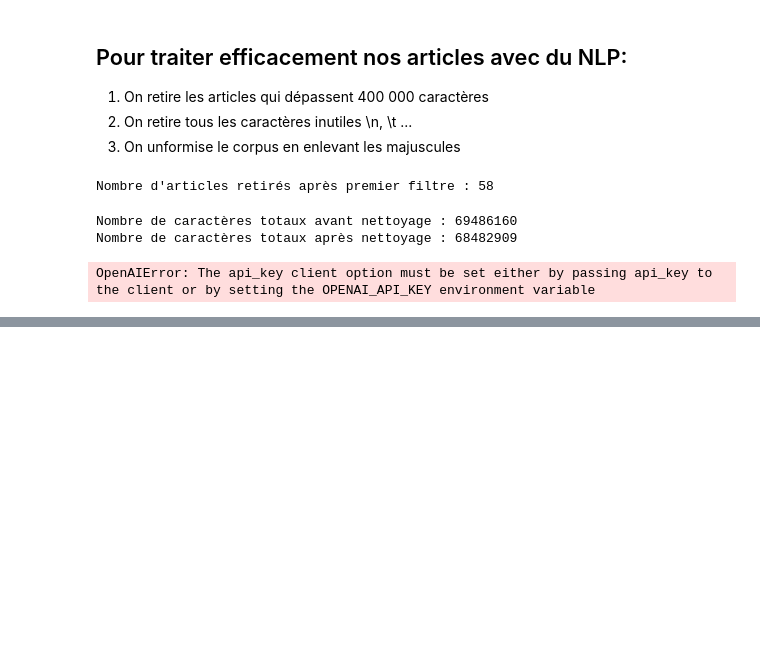
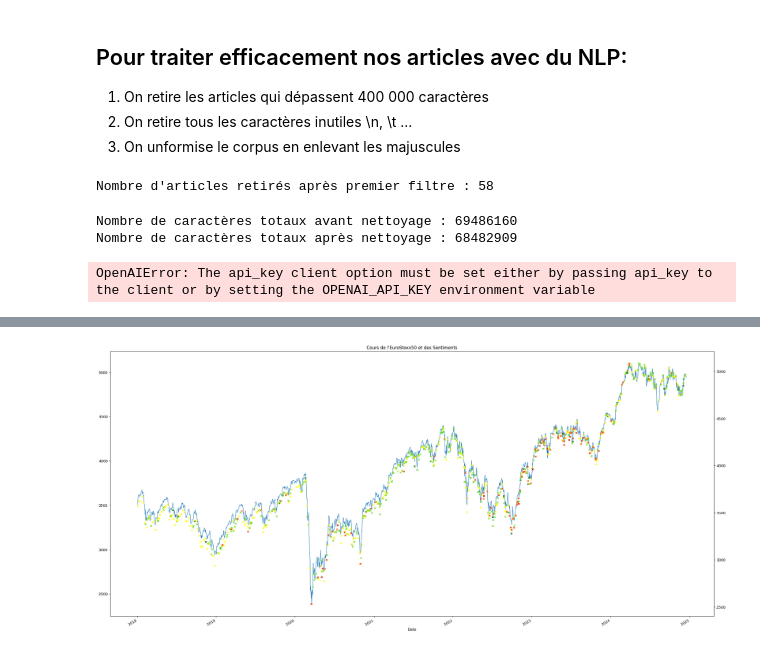
Before and after one commit to QMoayedpour/ML_fin_project, a Jupyter notebook: notebook_strategie.ipynb, the cells around one changed output, grey strips where cells are left out. Drawn from its saved outputs; the diff is of its cells as text; code cells hidden in the pictures; blank space fills up the shorter version.

```diff
--- a/notebook_strategie.ipynb
+++ b/notebook_strategie.ipynb
@@ -432,0 +396,29 @@ pd.concat([a, ecb_press_filtered.iloc[:2, :]], axis=1, ignore_index=True)
+# %%
+es50_sent = euro_stoxx_50.merge(glob_sent, left_index=True, right_index=True, how='left').query('index >= 2018')
+# %%
+cmap_custom = mcolors.LinearSegmentedColormap.from_list(
+    "CustomColormap",
+    [
+        (0, "#8B0000"),  # Rouge très foncé pour les faibles valeurs (0)
+        (0.4, "#FF4500"),  # Rouge intense pour 0.4
+        (0.5, "#FFFF00"),  # Jaune pour 0.5
+        (0.75, "#32CD32"),  # Vert clair pour les valeurs proches de 0.75
+        (1, "#006400"),  # Vert foncé pour 1
+    ]
+)
+
+
+fig, ax = plt.subplots(figsize=(30, 15))
+ax2 = ax.twinx()
+
+es50_sent.query('index > 2018')['^STOXX50E'].plot(ax=ax, linewidth = 1, title="Cours de l'EuroStoxx50 et des Sentiments")
+scatter = ax2.scatter(
+    es50_sent.query('index > 2018').index,
+    es50_sent.query('index > 2018')['^STOXX50E'],
+    c=es50_sent.query('index > 2018')['global_sentiment_score'],
+    cmap=cmap_custom,
+    s=20,
+    marker='x'
+)
+# %% [output]
+[figure, added]
```
Also changed, not shown: parts of 20 cells of this notebook.
